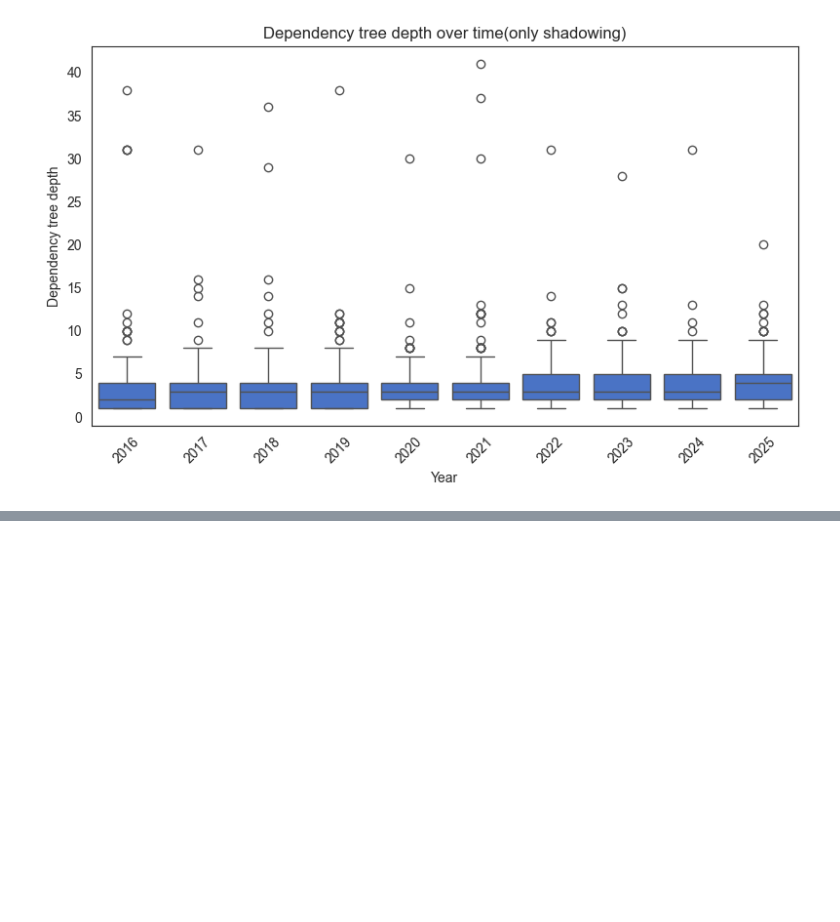
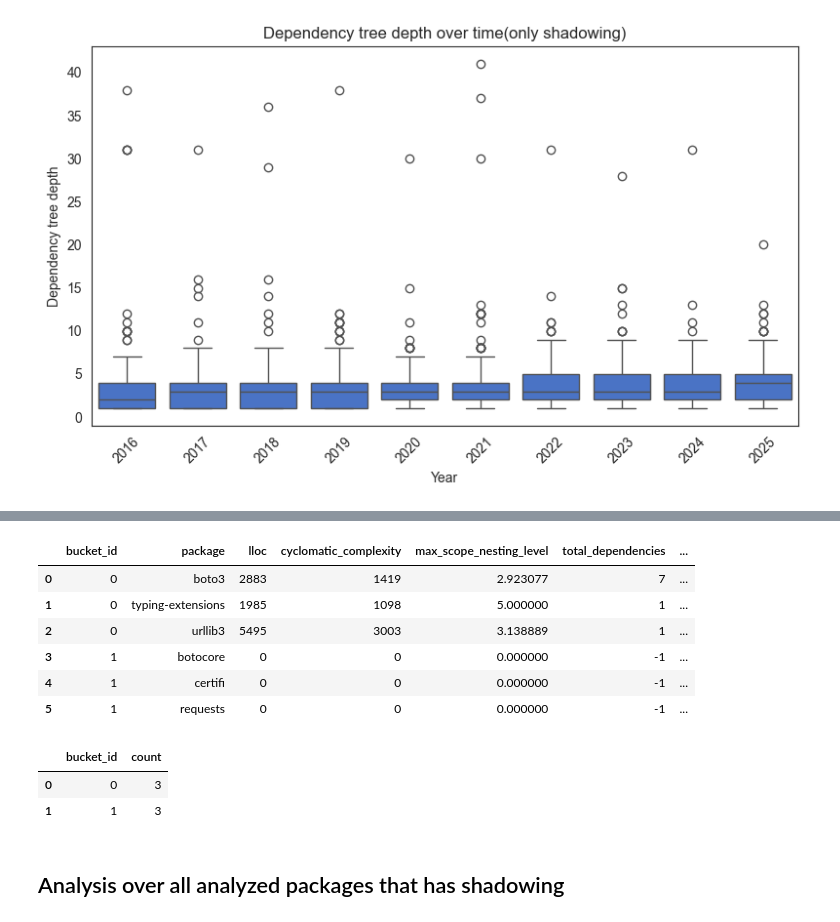
Before and after one commit to denisG99/ATCNS-Supply-Chain-Attack, a Jupyter notebook: src/complexity/analysis.ipynb, the cells around one changed output, grey strips where cells are left out. Saved outputs shown, nothing was run; the diff lists cells and outputs as text; code cells hidden in the pictures; blank space fills up the shorter version.

```diff
--- a/src/complexity/analysis.ipynb
+++ b/src/complexity/analysis.ipynb
@@ -140,0 +162,36 @@ draw_complexity_stats(df_shadowing, "year", "max_dependencies_depth", "Year", "D
+# %%
+def shadowing_labeled(df: pd.DataFrame, bucket_id: int):
+    shadowing_results = json.load(open(SHADOWING_RESULTS, "r"))
+
+    for package in df["package"].unique():
+        try:
+            if shadowing_results[package] == "unavailable":
+                continue
+
+            shadowing_value = shadowing_results[package]["shadowing"]
+        except KeyError:
+            continue
+
+        mask = (df["package"] == package) & (df["bucket_id"] == bucket_id)
+        df.loc[mask, "shadowing"] = shadowing_value
+
+df_bucket_plot = df_bucket.reset_index() # reset the index to be able to plot it easily using year as x-axis
+
+for i in range(df_bucket_plot["bucket_id"].max() + 1):
+    shadowing_labeled(df_bucket_plot, i)
+
+df_bucket_plot
+# %% [output]
+|  | bucket_id | package | lloc | cyclomatic_complexity | max_scope_nesting_level | total_dependencies | ... |
+| 0 | 0 | boto3 | 2883 | 1419 | 2.923077 | 7 | ... |
+| 1 | 0 | typing-extensions | 1985 | 1098 | 5.000000 | 1 | ... |
+| 2 | 0 | urllib3 | 5495 | 3003 | 3.138889 | 1 | ... |
+| 3 | 1 | botocore | 0 | 0 | 0.000000 | -1 | ... |
+| 4 | 1 | certifi | 0 | 0 | 0.000000 | -1 | ... |
+| 5 | 1 | requests | 0 | 0 | 0.000000 | -1 | ... |
+# %%
+df_bucket_plot.groupby("bucket_id").size().reset_index(name="count")
+# %% [output]
+|  | bucket_id | count |
+| 0 | 0 | 3 |
+| 1 | 1 | 3 |
@@ -140,0 +204,2 @@ draw_complexity_stats(df_shadowing, "year", "max_dependencies_depth", "Year", "D
+# %% [markdown]
+## Analysis over all analyzed packages that has shadowing
```
Also changed, not shown: parts of 6 cells of this notebook.
